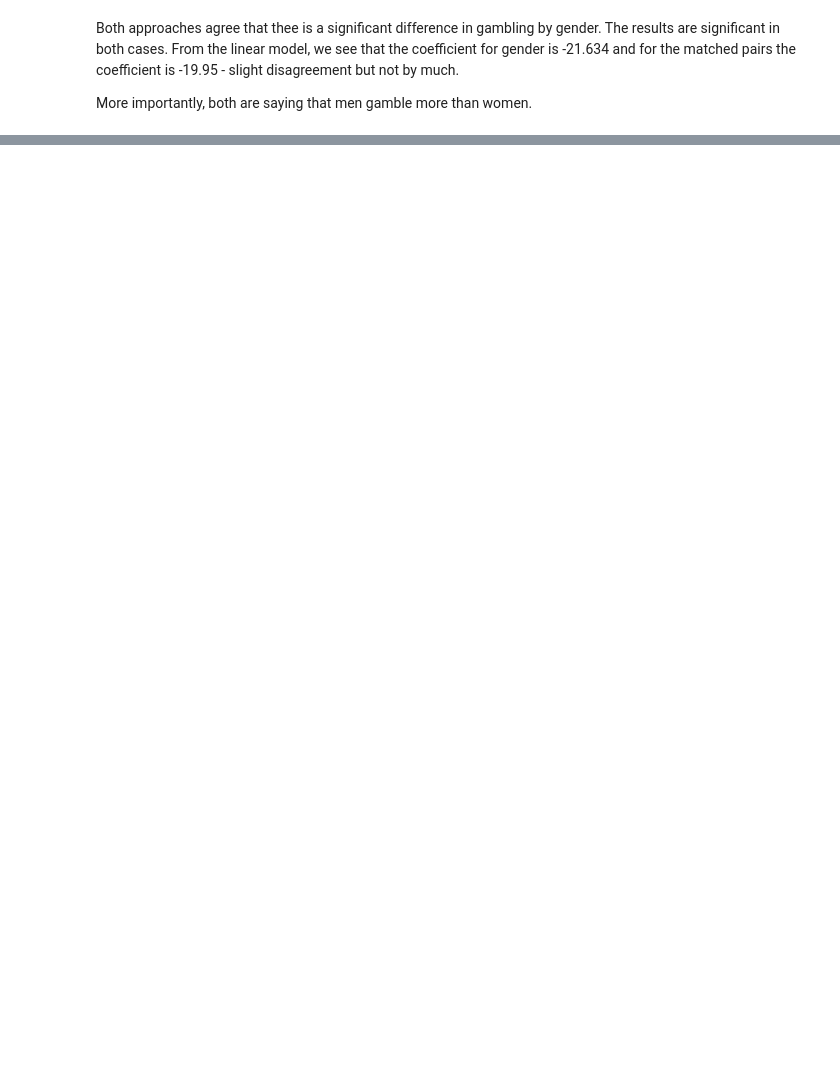
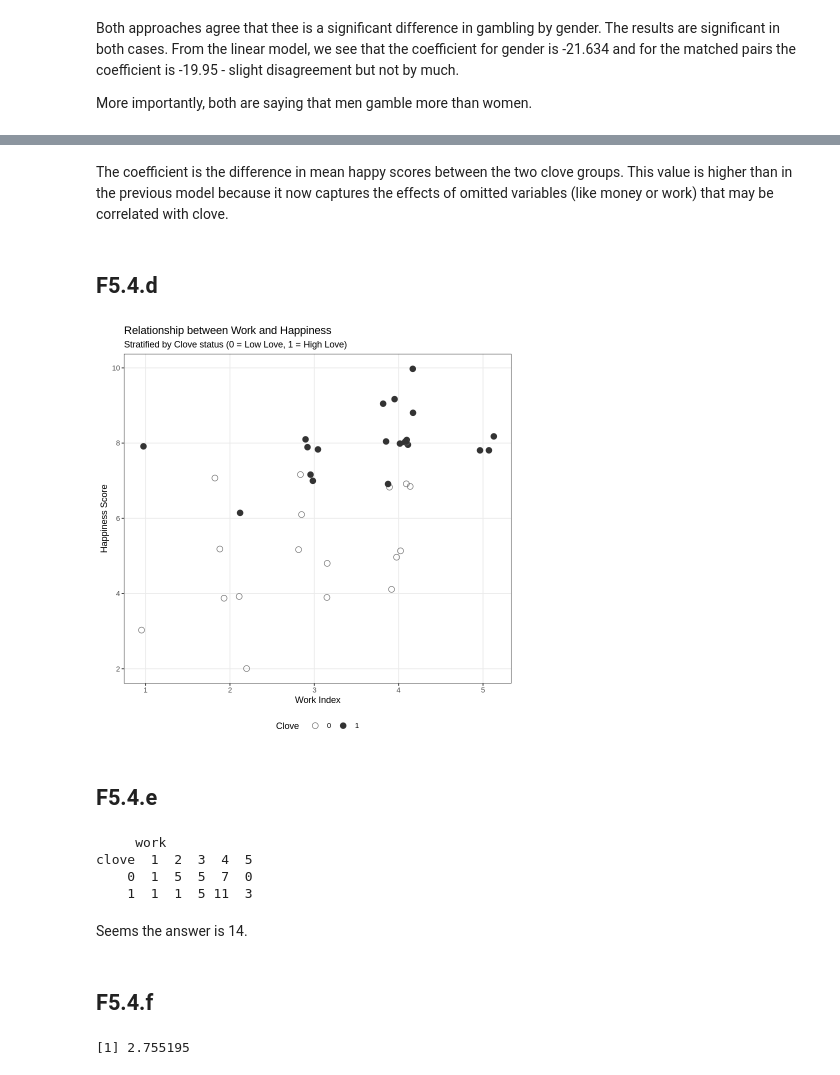
Before and after one commit to Rijanhastwoears/Stat538_homeworks, a Jupyter notebook: 6/scratch.ipynb, the cells around one changed output, grey strips where cells are left out. Saved outputs shown, nothing was run; the diff lists cells and outputs as text; code cells hidden in the pictures; blank space fills up the shorter version.

```diff
--- a/6/scratch.ipynb
+++ b/6/scratch.ipynb
@@ -467,0 +660,4 @@ More importantly, both are saying that men gamble more than women.
+# %%
+happy$clove <- ifelse(happy$love <= 2, 0, 1)
+lmod_clove <- lm(happy ~ money + sex + clove + work, data = happy)
+summary(lmod_clove)
@@ -467,0 +710,49 @@ More importantly, both are saying that men gamble more than women.
+# %% [markdown]
+The coefficient is the difference in mean happy scores between the two clove groups. This value is higher than in the previous model because it now captures the effects of omitted variables (like money or work) that may be correlated with clove.
+# %% [markdown]
+## F5.4.d
+# %%
+ggplot(happy, aes(x = work, y = happy, shape = factor(clove), color = factor(clove))) +
+  geom_jitter(width = 0.2, height = 0.2, size = 3) +
+  scale_shape_manual(values = c(1, 19), name = "Clove") +
+  scale_color_grey(start = 0.4, end = 0.2, name = "Clove") +
+  theme_bw() +
+  labs(
+    title = "Relationship between Work and Happiness",
+    subtitle = "Stratified by Clove status (0 = Low Love, 1 = High Love)",
+    x = "Work Index",
+    y = "Happiness Score"
+  ) +
+  theme(
+    legend.position = "bottom",
+    panel.grid.minor = element_blank()
+  )
+# %% [output]
+[figure, added]
+# %% [markdown]
+## F5.4.e
+# %%
+xtabs(~ clove + work, happy)
+# %% [output]
+     work
+clove  1  2  3  4  5
+    0  1  5  5  7  0
+    1  1  1  5 11  3
+# %% [markdown]
+Seems the answer is 14.
+# %% [markdown]
+## F5.4.f
+# %%
+# Calculate means per group
+means_0 <- tapply(happy$happy[happy$clove == 0], happy$work[happy$clove == 0], mean)
+means_1 <- tapply(happy$happy[happy$clove == 1], happy$work[happy$clove == 1], mean)
+
+# Align indices to shared work levels (1, 2, 3, 4)
+common_work <- intersect(names(means_0), names(means_1))
+diffs <- means_1[common_work] - means_0[common_work]
+
+# Resulting average difference
+avg_diff <- mean(diffs)
+print(avg_diff)
+# %% [output]
+[1] 2.755195
```
Also changed, not shown: parts of 53 cells of this notebook, 5 other files.
